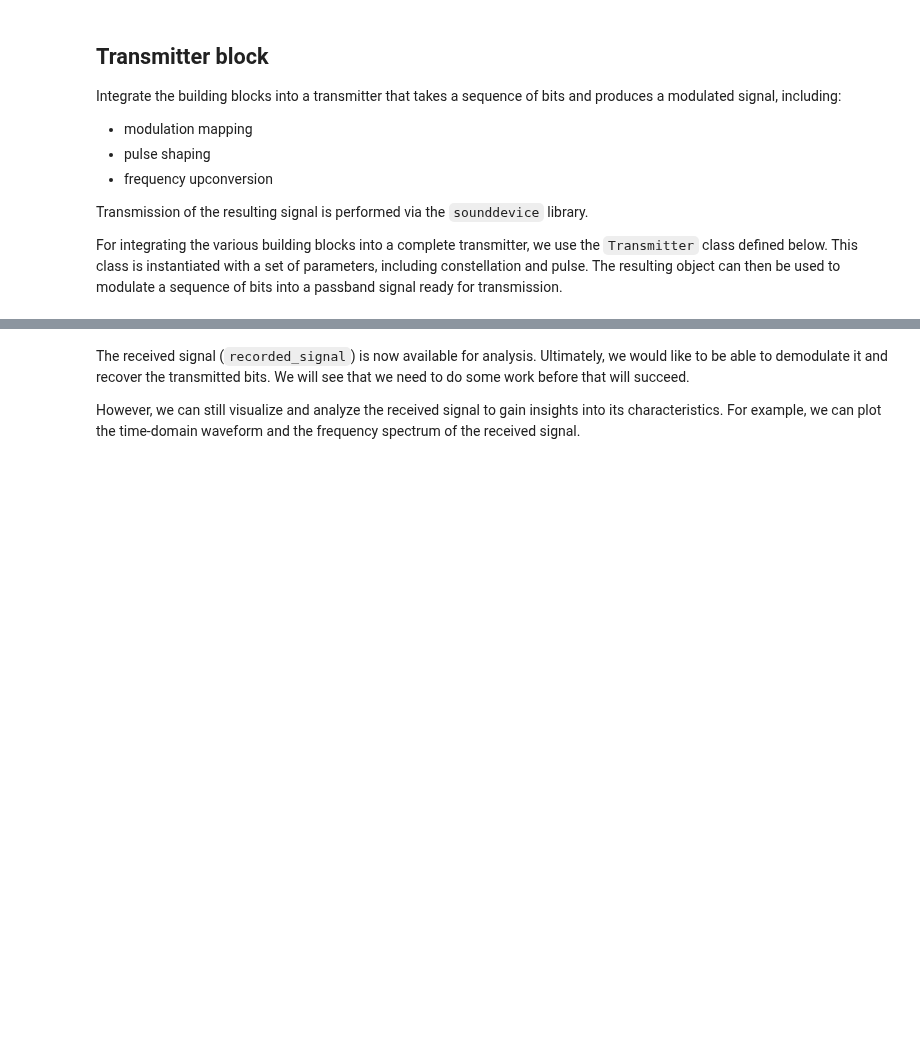
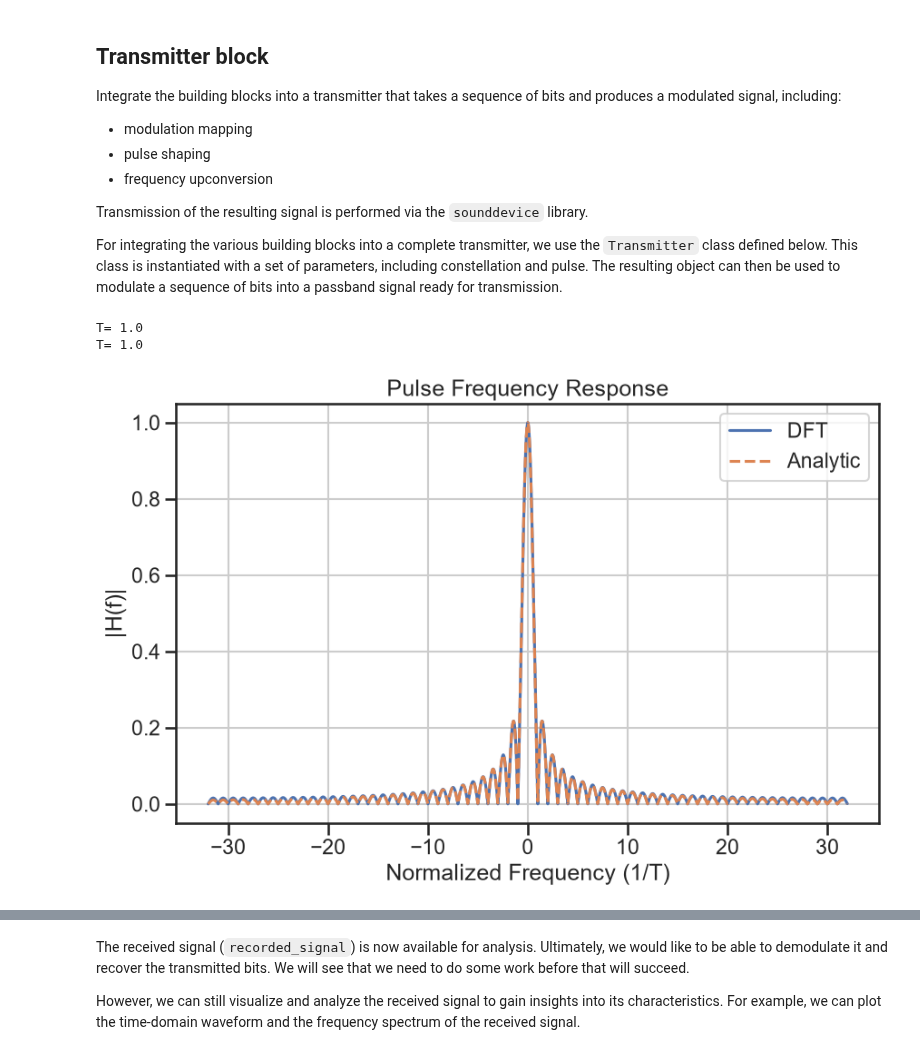
Before and after one commit to bepepa/dc_632_26, a Jupyter notebook: notebooks/10_transmitter.ipynb, the cells around one changed output, grey strips where cells are left out. Drawn from its saved outputs; the diff is of its cells as text; code cells hidden in the pictures; blank space fills up the shorter version.

```diff
--- a/notebooks/10_transmitter.ipynb
+++ b/notebooks/10_transmitter.ipynb
@@ -89,18 +89,27 @@ class Transmitter:
 # %%
 ## Instantiate and use the transmitter
 # Transmitter parameters
 fc = 10e3
 fs = 48e3
 fsT = 64
 constellation = QPSK
-pulse = CosineSquaredPulse(fsT)
+pulse = RectangularPulse(fsT)
+
+#freqs,H=pulse.analytic_freq_response()
+# plot_freq_response default is T=1, will produce both numerical DFT (and analytical FT if available) vs normalized freq (1/T)
+# plot_freq_response with T specified will produce only numerical DFT with freq axis from =fs/2 to fs/2 in Hz
+pulse.plot_freq_response(fs)
 
 # Create the transmitter instance
 tx = Transmitter(fc, fs, constellation, pulse, fsT)
 
 # Generate random bits and modulate them into a passband signal
 bits = RandomBitSource().get_bits(1000)
 signal = tx.modulate(bits)
+# %% [output]
+T= 1.0
+T= 1.0
+[figure, added]
 # %%
 # Make a note of the first few bits
 first_few_bits = bits[:32]
```
Also changed, not shown: parts of 5 cells of this notebook, 2 other files.
